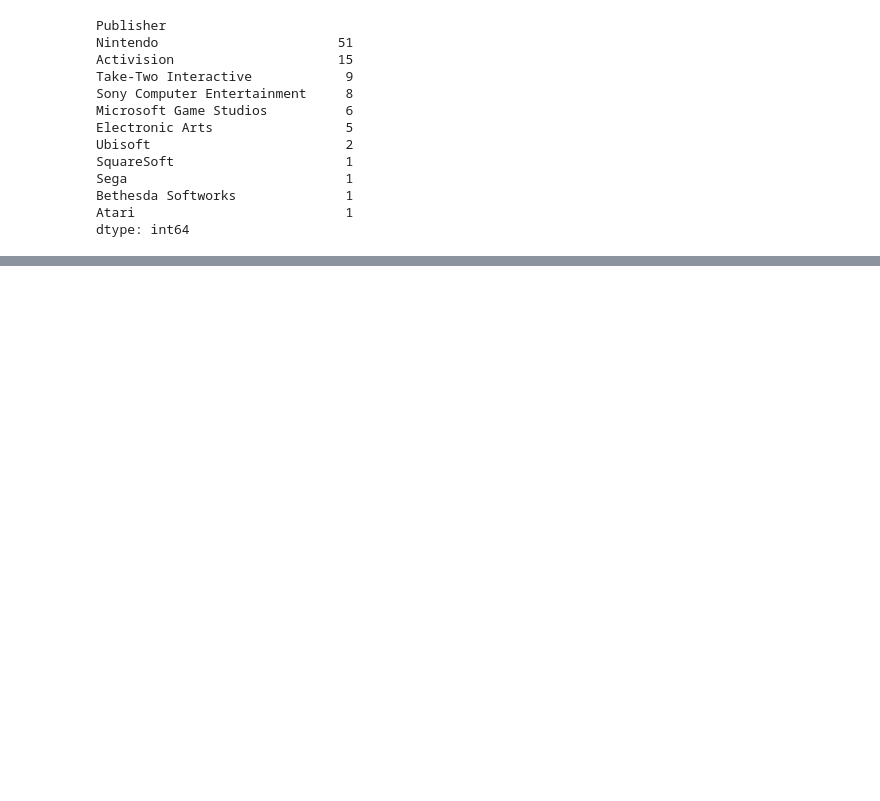
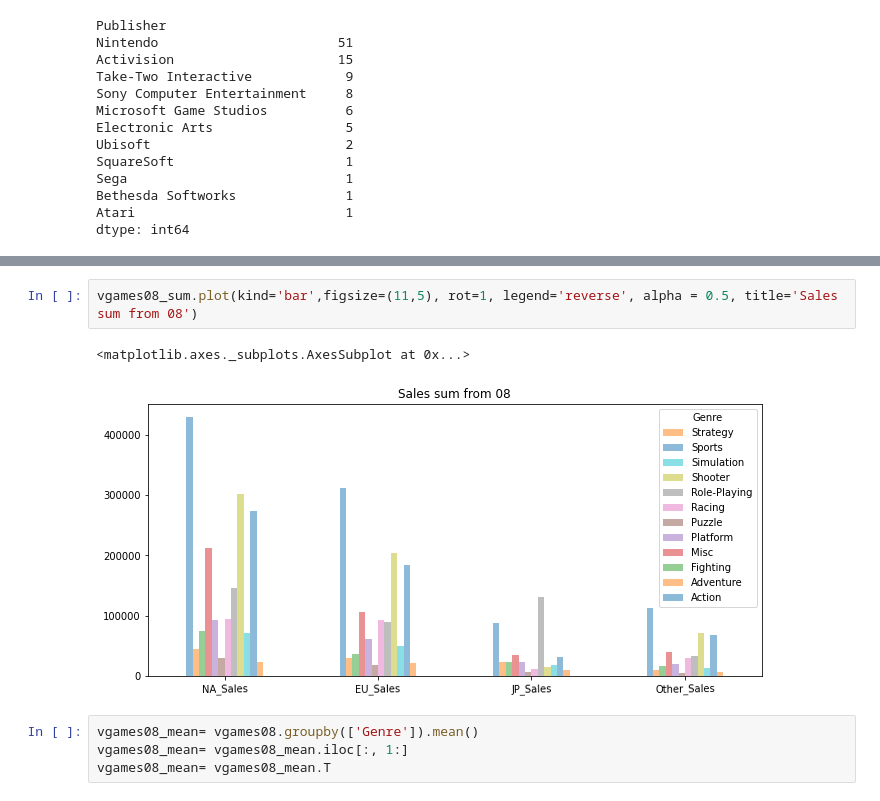
Before and after one commit to superahxd/_project, a Jupyter notebook: sec1_project.ipynb, the cells around one changed output, grey strips where cells are left out. Cells and saved outputs as stored; diff of their text form; blank space fills up the shorter version.

```diff
--- a/sec1_project.ipynb
+++ b/sec1_project.ipynb
@@ -419,0 +458,9 @@ vgames_3_publisher.plot(kind='bar', stacked=True, rot=1, figsize=(10, 3), color
+# %%
+vgames08_sum.plot(kind='bar',figsize=(11,5), rot=1, legend='reverse', alpha = 0.5, title='Sales sum from 08')
+# %% [output]
+<matplotlib.axes._subplots.AxesSubplot at 0x...>
+[figure, added]
+# %%
+vgames08_mean= vgames08.groupby(['Genre']).mean()
+vgames08_mean= vgames08_mean.iloc[:, 1:]
+vgames08_mean= vgames08_mean.T
```
Also changed, not shown: parts of 14 cells of this notebook.
